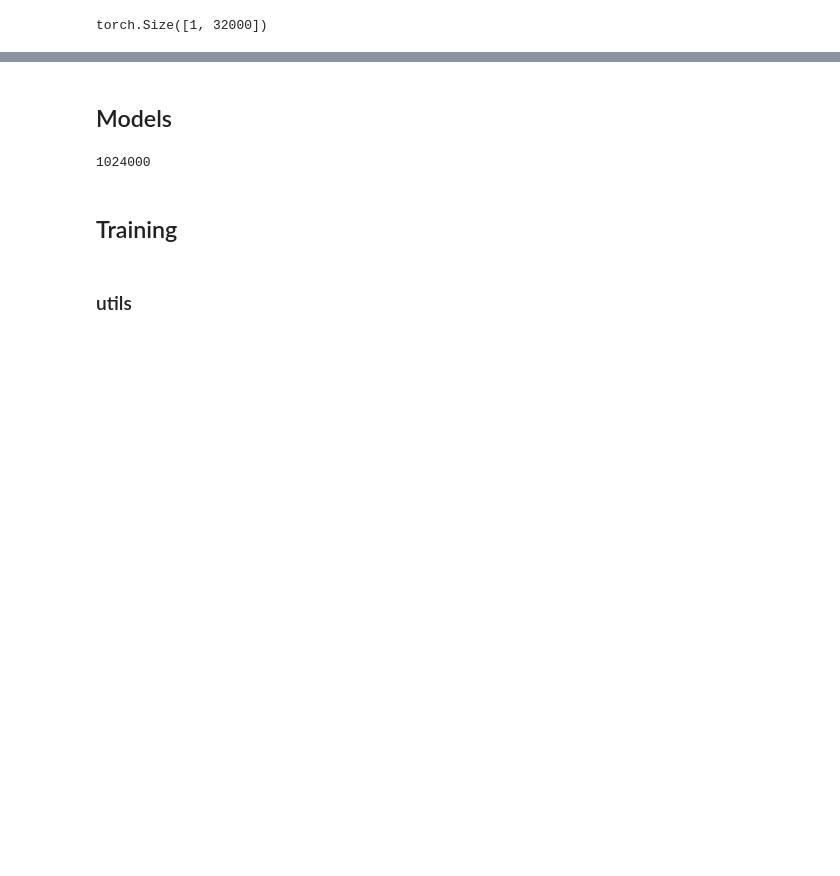
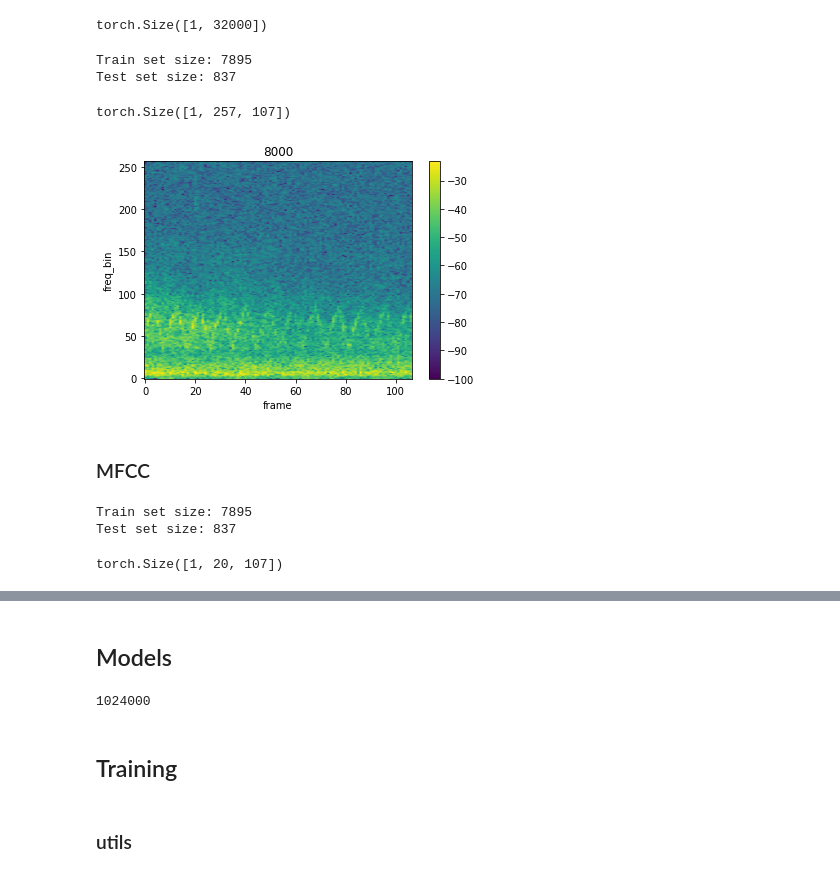
Before and after one commit to nprime496/building-floor-recognition, a Jupyter notebook: code/audio_classification.ipynb, the cells around one changed output, grey strips where cells are left out. Cells and saved outputs as stored; diff of their text form; code cells hidden in the pictures; blank space fills up the shorter version.

```diff
--- a/code/audio_classification.ipynb
+++ b/code/audio_classification.ipynb
@@ -265,6 +346,5 @@ def clean_spectrogram(data):
 # %%
-# For testing purposes
-class UrbanSoundDataset(Dataset):
+class SoundDataset(Dataset):
 #rapper for the UrbanSound8K dataset
     # Argument List
     #  path to the UrbanSound8K csv file
@@ -314,8 +394,8 @@ class UrbanSoundDataset(Dataset):
 csv_path = './UrbanSound8K/metadata/UrbanSound8K.csv'
 file_path = './UrbanSound8K/audio/'
 
-train_set = UrbanSoundDataset(csv_path, file_path, range(1,10))
-test_set = UrbanSoundDataset(csv_path, file_path, [10])
+train_set = SoundDataset(csv_path, file_path, range(1,10))
+test_set = SoundDataset(csv_path, file_path, [10])
 print("Train set size: " + str(len(train_set)))
 print("Test set size: " + str(len(test_set)))
 
@@ -362,0 +449,26 @@ class SpectrogramDataset(Dataset):
+# %%
+csv_path = './UrbanSound8K/metadata/UrbanSound8K.csv'
+file_path = './UrbanSound8K/audio/'
+
+# configure spectrogram settings
+config_spec_args = {
+    'n_fft':512,
+}
+
+test_train_set = SpecSoundDataset(csv_path, file_path, range(1,10), **config_spec_args)
+test_test_set = SpecSoundDataset(csv_path, file_path, [10], **config_spec_args)
+print("Train set size: " + str(len(train_set)))
+print("Test set size: " + str(len(test_set)))
+# %% [output]
+Train set size: 7895
+Test set size: 837
+# %%
+train_set[2451][0].shape
+# %% [output]
+torch.Size([1, 257, 107])
+# %%
+plot_spectrogram(train_set[2451][0][0],8000)
+# %% [output]
+[figure, added]
+# %% [markdown]
+### MFCC
@@ -362,0 +514,24 @@ class SpectrogramDataset(Dataset):
+# %%
+csv_path = './UrbanSound8K/metadata/UrbanSound8K.csv'
+file_path = './UrbanSound8K/audio/'
+
+# configure spectrogram settings
+config_spec_args = {
+    'n_fft':512,
+    'n_mfcc':20,
+    'sample_rate':8000,
+    'n_mels':100,
+
+}
+
+test_train_set = MFCCSoundDataset(csv_path, file_path, range(1,10), **config_spec_args)
+test_test_set = MFCCSoundDataset(csv_path, file_path, [10], **config_spec_args)
+print("Train set size: " + str(len(train_set)))
+print("Test set size: " + str(len(test_set)))
+# %% [output]
+Train set size: 7895
+Test set size: 837
+# %%
+train_set[2451][0].shape
+# %% [output]
+torch.Size([1, 20, 107])
```
Also changed, not shown: parts of 24 cells of this notebook.
